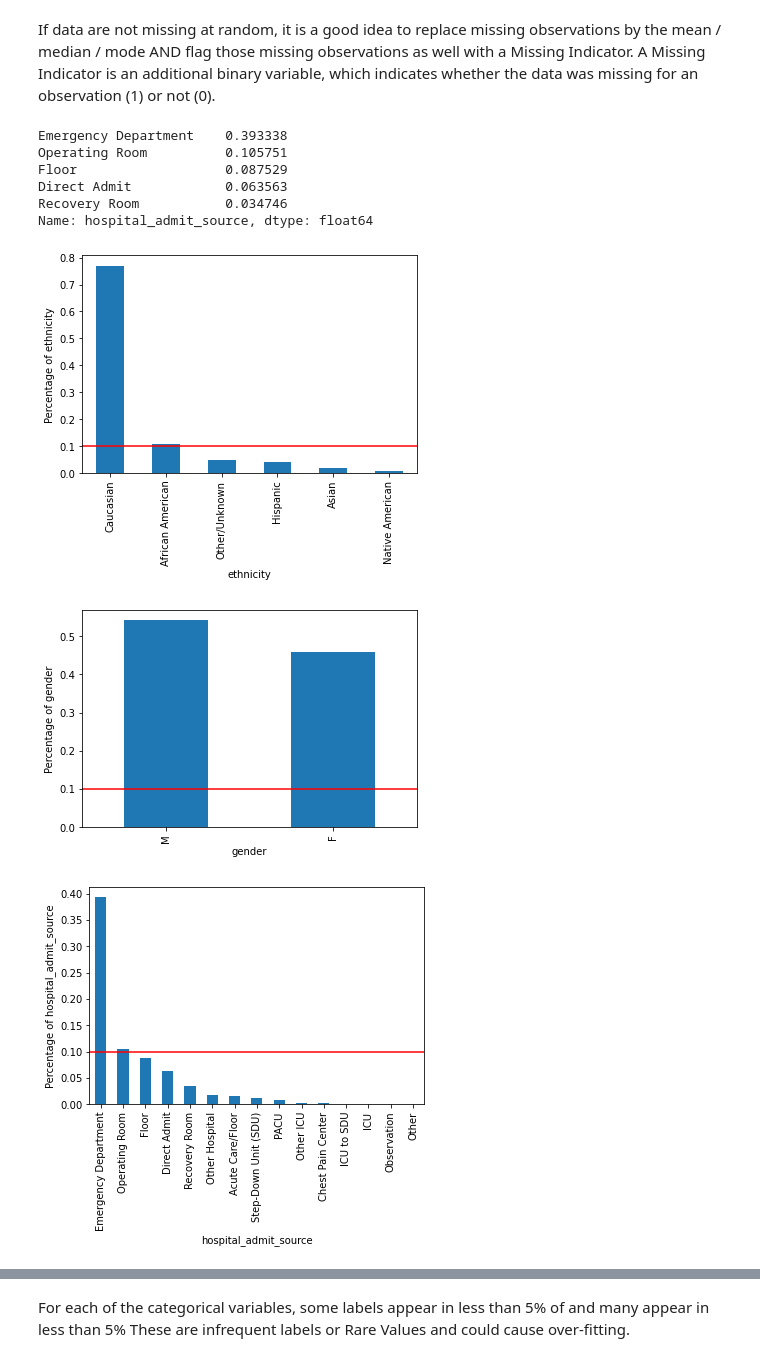
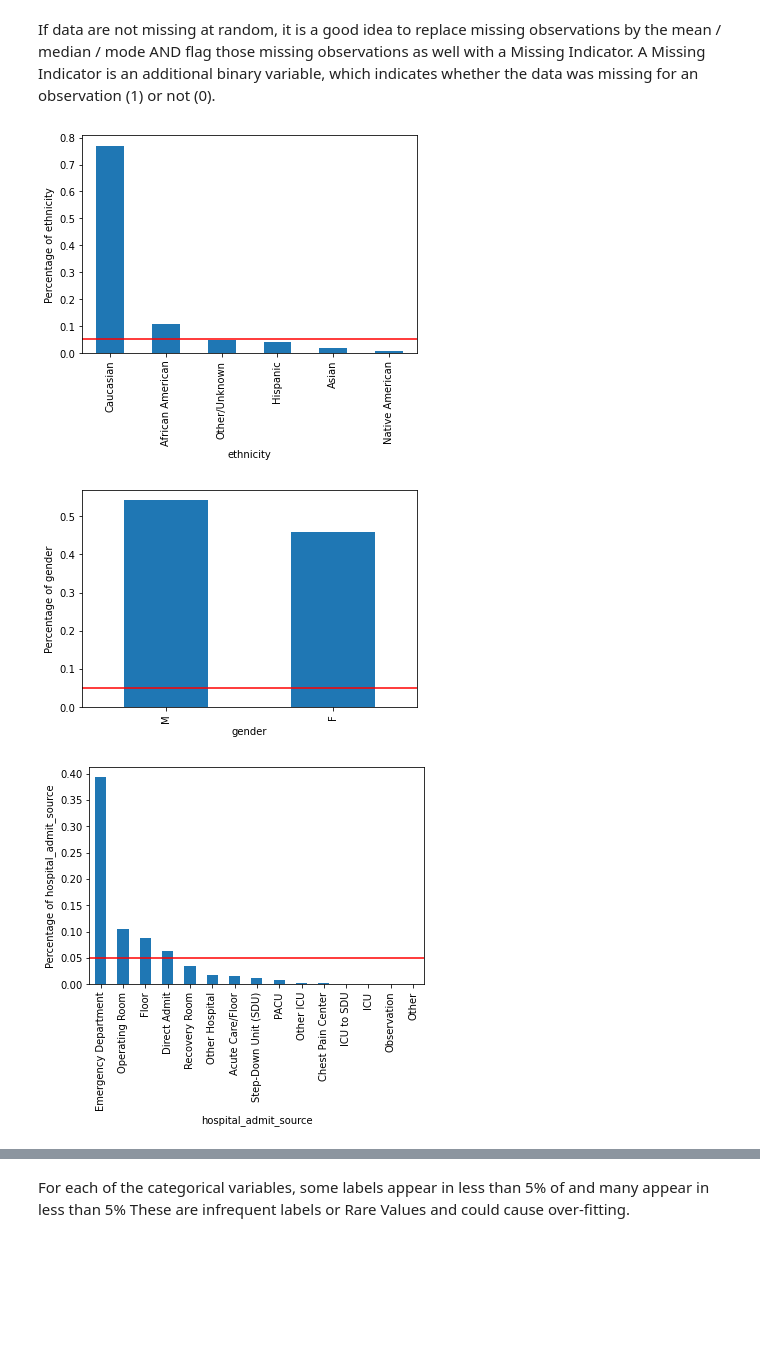
Before and after one commit to salma71/WiDS_kaggle_competition, a Jupyter notebook: data-processing.ipynb, the cells around one changed output, grey strips where cells are left out. Cells and saved outputs as stored; diff of their text form; code cells hidden in the pictures; blank space fills up the shorter version.

```diff
--- a/data-processing.ipynb
+++ b/data-processing.ipynb
@@ -80,33 +75,23 @@ X_train.shape, y_train.shape
 ((87205, 178), (87205,))
 # %% [markdown]
 If data are not missing at random, it is a good idea to replace missing observations by the mean / median / mode AND flag those missing observations as well with a Missing Indicator. A Missing Indicator is an additional binary variable, which indicates whether the data was missing for an observation (1) or not (0).
-# %%
-per_cat_perc = pd.Series(X_train['hospital_admit_source'].value_counts() / len(X_train))
-per_cat_perc.sort_values(ascending=False).head()
-# %% [output]
-Emergency Department    0.393338
-Operating Room          0.105751
-Floor                   0.087529
-Direct Admit            0.063563
-Recovery Room           0.034746
-Name: hospital_admit_source, dtype: float64
 # %%
 total_labels = len(X_train)
 
 # for each categorical variable
 for col in X_train.select_dtypes('object'):
-
+    # calculate how many times the label is repeated in the whole dataset
     temp_df = pd.Series(X_train[col].value_counts() / total_labels)
 
     # make plot with the above percentages
     fig = temp_df.sort_values(ascending=False).plot.bar()
     fig.set_xlabel(col)
 
     # add a line at 5 % to flag the threshold for rare categories
-    fig.axhline(y=0.1, color='red')
+    fig.axhline(y=0.05, color='red')
     fig.set_ylabel(f'Percentage of {col}')
     plt.show()
 # %% [output]
-[figure, old version]
+[figure, new version]
-[figure, old version]
+[figure, new version]
-[figure, old version]
+[figure, new version]
```
Also changed, not shown: parts of 27 cells of this notebook.
